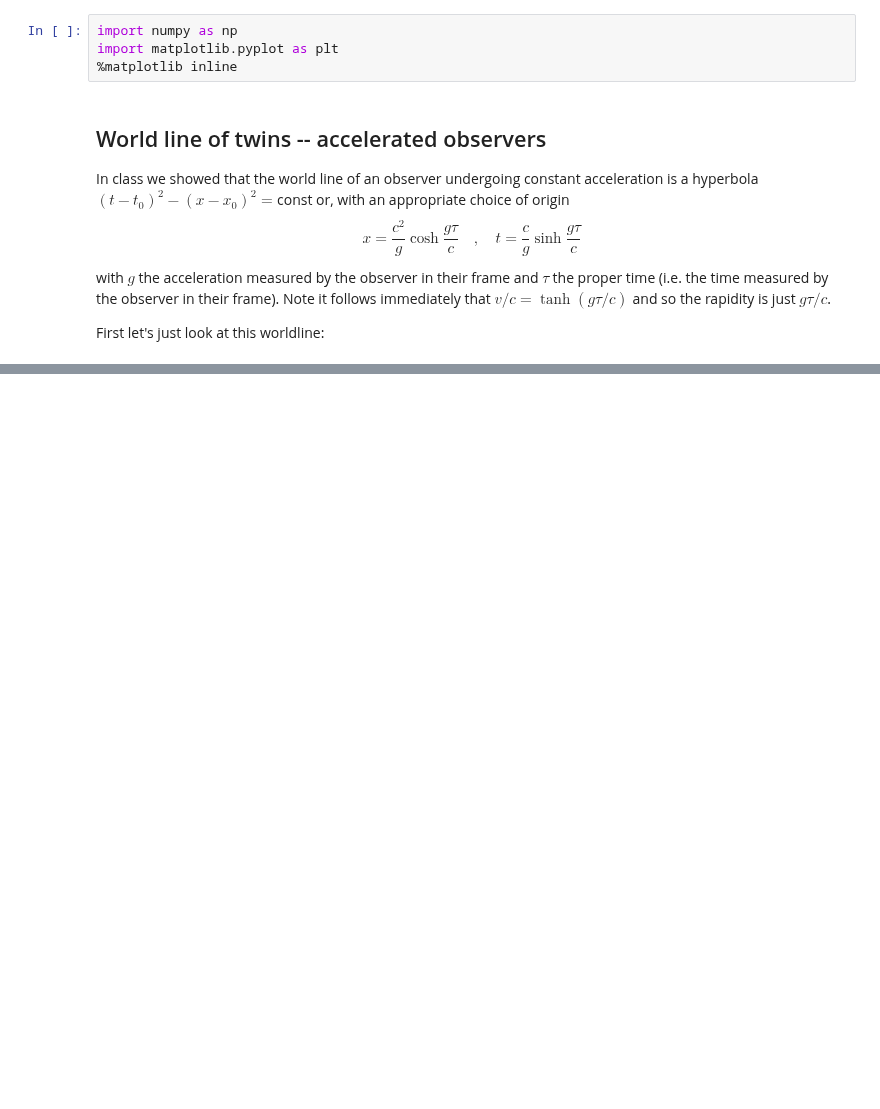
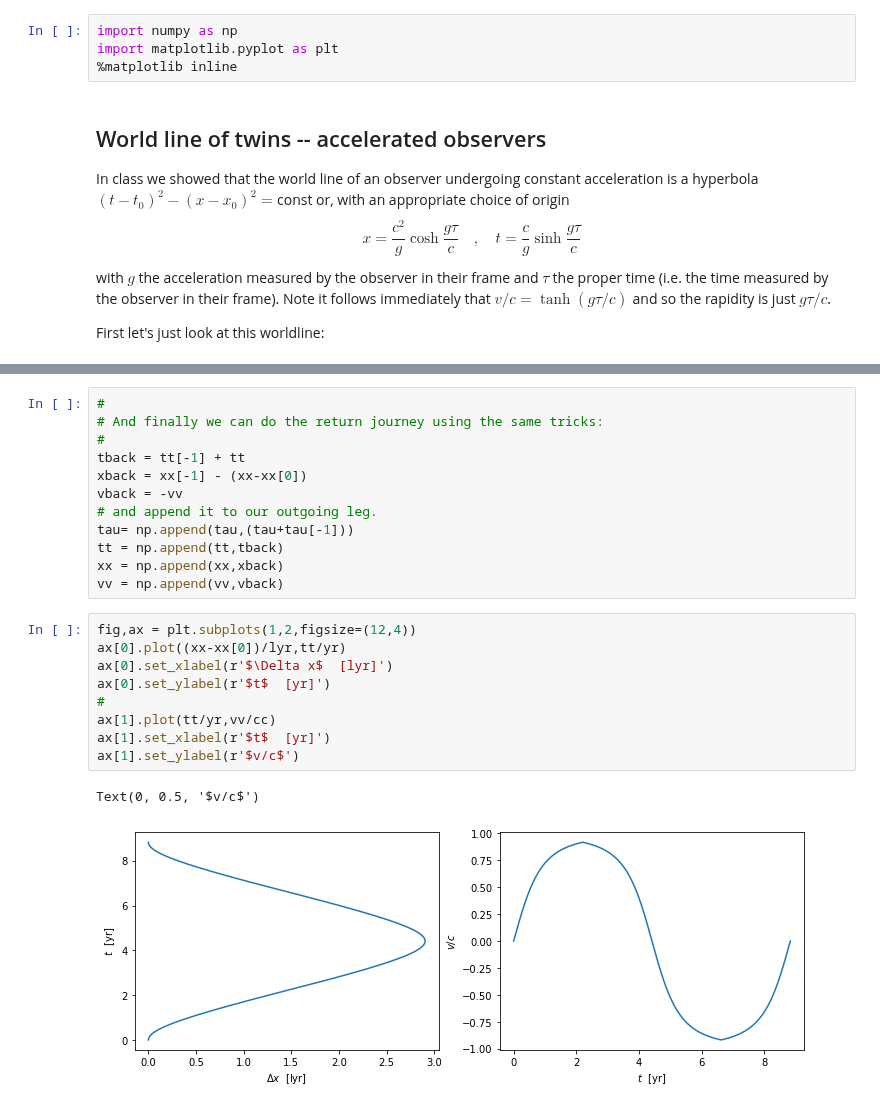
Before and after one commit to LBJ-Wade/Notebooks_cosmology, a Jupyter notebook: physics209/Twins.ipynb, the cells around one changed output, grey strips where cells are left out. Drawn from its saved outputs; the diff is of its cells as text; blank space fills up the shorter version.

```diff
--- a/physics209/Twins.ipynb
+++ b/physics209/Twins.ipynb
@@ -59,0 +80,24 @@ Look at the derivation for e.g. sinusoidal acceleration.
+# %%
+#
+# And finally we can do the return journey using the same tricks:
+#
+tback = tt[-1] + tt
+xback = xx[-1] - (xx-xx[0])
+vback = -vv
+# and append it to our outgoing leg.
+tau= np.append(tau,(tau+tau[-1]))
+tt = np.append(tt,tback)
+xx = np.append(xx,xback)
+vv = np.append(vv,vback)
+# %%
+fig,ax = plt.subplots(1,2,figsize=(12,4))
+ax[0].plot((xx-xx[0])/lyr,tt/yr)
+ax[0].set_xlabel(r'$\Delta x$  [lyr]')
+ax[0].set_ylabel(r'$t$  [yr]')
+#
+ax[1].plot(tt/yr,vv/cc)
+ax[1].set_xlabel(r'$t$  [yr]')
+ax[1].set_ylabel(r'$v/c$')
+# %% [output]
+Text(0, 0.5, '$v/c$')
+[figure, added]
```
Also changed, not shown: parts of 17 cells of this notebook.
